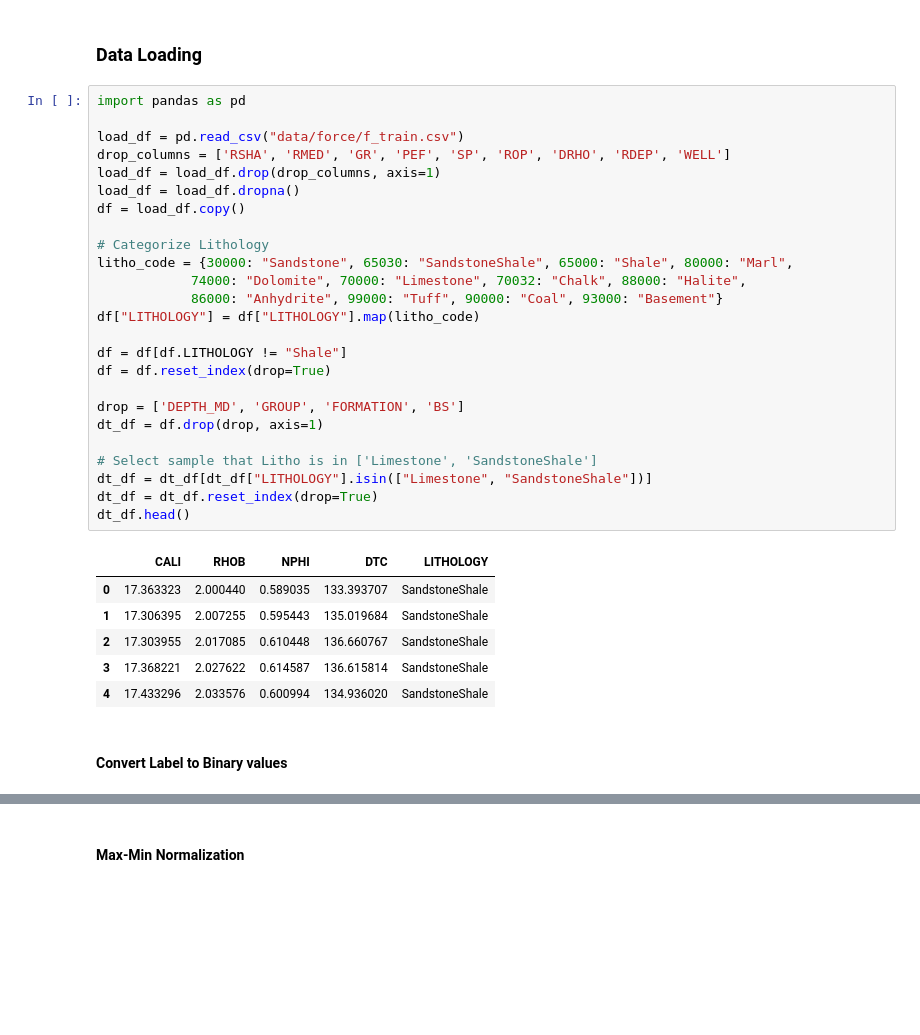
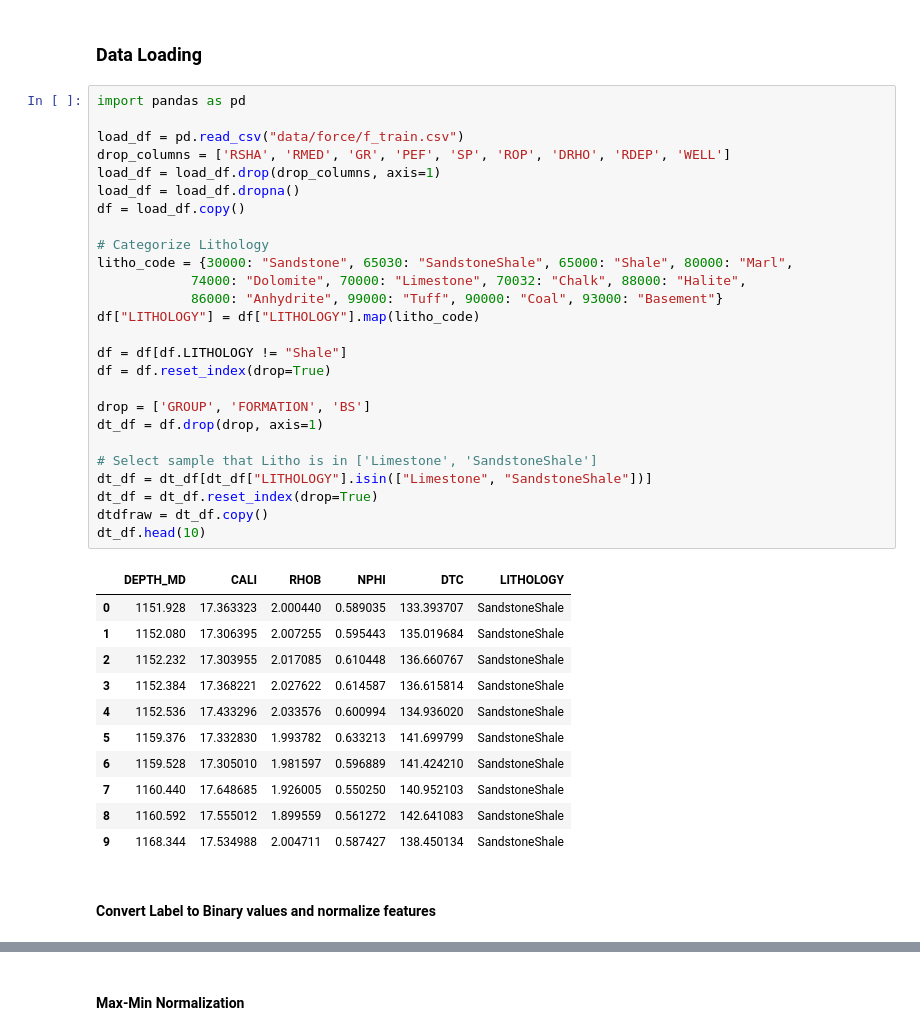
Before and after one commit to tuanna712/MLDSSpring25, a Jupyter notebook: notebooks/07_regression.ipynb, the cells around one changed output, grey strips where cells are left out. Drawn from its saved outputs; the diff is of its cells as text; blank space fills up the shorter version.

```diff
--- a/notebooks/07_regression.ipynb
+++ b/notebooks/07_regression.ipynb
@@ -3,36 +3,42 @@
 # %%
 import pandas as pd
 
 load_df = pd.read_csv("data/force/f_train.csv")
 drop_columns = ['RSHA', 'RMED', 'GR', 'PEF', 'SP', 'ROP', 'DRHO', 'RDEP', 'WELL']
 load_df = load_df.drop(drop_columns, axis=1)
 load_df = load_df.dropna()
 df = load_df.copy()
 
 # Categorize Lithology
 litho_code = {30000: "Sandstone", 65030: "SandstoneShale", 65000: "Shale", 80000: "Marl",
             74000: "Dolomite", 70000: "Limestone", 70032: "Chalk", 88000: "Halite",
             86000: "Anhydrite", 99000: "Tuff", 90000: "Coal", 93000: "Basement"}
 df["LITHOLOGY"] = df["LITHOLOGY"].map(litho_code)
 
 df = df[df.LITHOLOGY != "Shale"]
 df = df.reset_index(drop=True)
 
-drop = ['DEPTH_MD', 'GROUP', 'FORMATION', 'BS']
+drop = ['GROUP', 'FORMATION', 'BS']
 dt_df = df.drop(drop, axis=1)
 
 # Select sample that Litho is in ['Limestone', 'SandstoneShale']
 dt_df = dt_df[dt_df["LITHOLOGY"].isin(["Limestone", "SandstoneShale"])]
 dt_df = dt_df.reset_index(drop=True)
-dt_df.head()
+dtdfraw = dt_df.copy()
+dt_df.head(10)
 # %% [output]
-|  | CALI | RHOB | NPHI | DTC | LITHOLOGY |
-| 0 | 17.363323 | 2.000440 | 0.589035 | 133.393707 | SandstoneShale |
-| 1 | 17.306395 | 2.007255 | 0.595443 | 135.019684 | SandstoneShale |
-| 2 | 17.303955 | 2.017085 | 0.610448 | 136.660767 | SandstoneShale |
-| 3 | 17.368221 | 2.027622 | 0.614587 | 136.615814 | SandstoneShale |
-| 4 | 17.433296 | 2.033576 | 0.600994 | 134.936020 | SandstoneShale |
+|  | DEPTH_MD | CALI | RHOB | NPHI | DTC | LITHOLOGY |
+| 0 | 1151.928 | 17.363323 | 2.000440 | 0.589035 | 133.393707 | SandstoneShale |
+| 1 | 1152.080 | 17.306395 | 2.007255 | 0.595443 | 135.019684 | SandstoneShale |
+| 2 | 1152.232 | 17.303955 | 2.017085 | 0.610448 | 136.660767 | SandstoneShale |
+| 3 | 1152.384 | 17.368221 | 2.027622 | 0.614587 | 136.615814 | SandstoneShale |
+| 4 | 1152.536 | 17.433296 | 2.033576 | 0.600994 | 134.936020 | SandstoneShale |
+| 5 | 1159.376 | 17.332830 | 1.993782 | 0.633213 | 141.699799 | SandstoneShale |
+| 6 | 1159.528 | 17.305010 | 1.981597 | 0.596889 | 141.424210 | SandstoneShale |
+| 7 | 1160.440 | 17.648685 | 1.926005 | 0.550250 | 140.952103 | SandstoneShale |
+| 8 | 1160.592 | 17.555012 | 1.899559 | 0.561272 | 142.641083 | SandstoneShale |
+| 9 | 1168.344 | 17.534988 | 2.004711 | 0.587427 | 138.450134 | SandstoneShale |
 # %% [markdown]
-#### Convert Label to Binary values
+#### Convert Label to Binary values and normalize features
 # %%
 from sklearn.preprocessing import LabelEncoder
```
Also changed, not shown: parts of 15 cells of this notebook.
